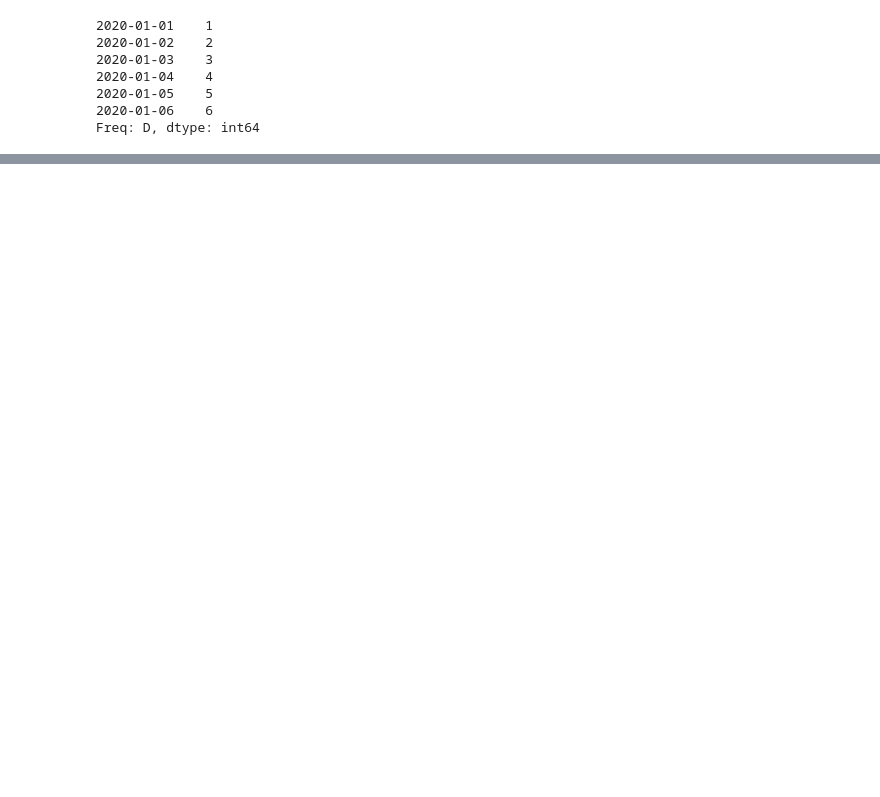
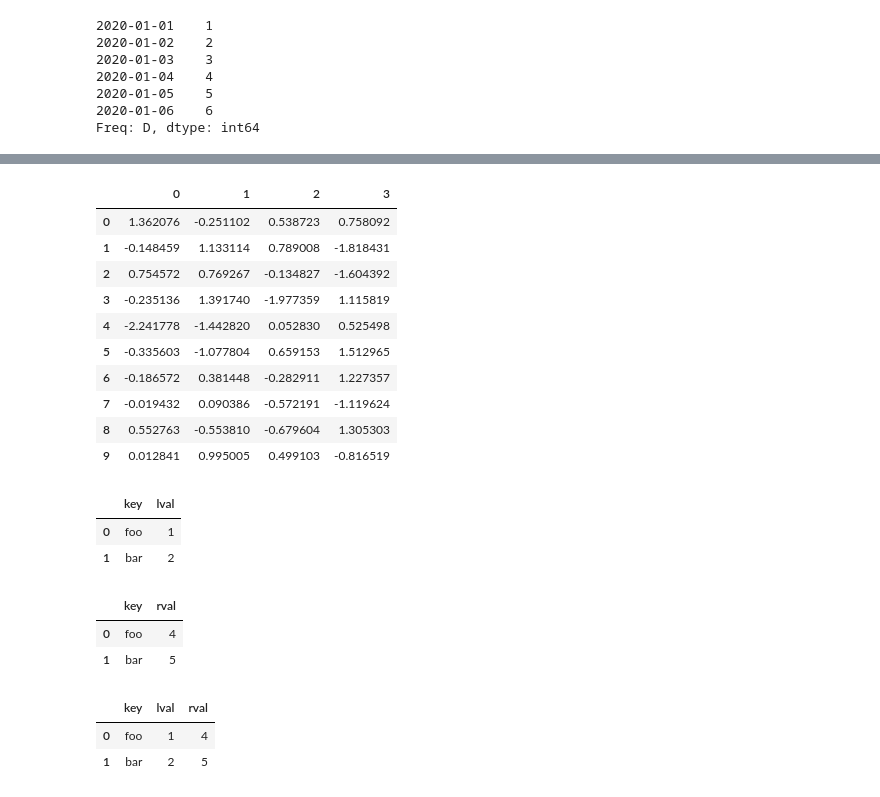
Before and after one commit to mattew8/Pandas_with_jupyter, a Jupyter notebook: pandas 기초.ipynb, the cells around one changed output, grey strips where cells are left out. Saved outputs shown, nothing was run; the diff lists cells and outputs as text; code cells hidden in the pictures; blank space fills up the shorter version.

Commit message:
[add] Operation (연산) /  Merge (병합)

```diff
--- a/pandas 기초.ipynb
+++ b/pandas 기초.ipynb
@@ -308,0 +493,35 @@ df
+# %%
+pieces = [df[:3], df[3:7], df[7:]]
+pd.concat(pieces)
+# %% [output]
+|  | 0 | 1 | 2 | 3 |
+| 0 | 1.362076 | -0.251102 | 0.538723 | 0.758092 |
+| 1 | -0.148459 | 1.133114 | 0.789008 | -1.818431 |
+| 2 | 0.754572 | 0.769267 | -0.134827 | -1.604392 |
+| 3 | -0.235136 | 1.391740 | -1.977359 | 1.115819 |
+| 4 | -2.241778 | -1.442820 | 0.052830 | 0.525498 |
+| 5 | -0.335603 | -1.077804 | 0.659153 | 1.512965 |
+| 6 | -0.186572 | 0.381448 | -0.282911 | 1.227357 |
+| 7 | -0.019432 | 0.090386 | -0.572191 | -1.119624 |
+| 8 | 0.552763 | -0.553810 | -0.679604 | 1.305303 |
+| 9 | 0.012841 | 0.995005 | 0.499103 | -0.816519 |
+# %%
+left = pd.DataFrame({'key':['foo','bar'], 'lval':[1,2]})
+right = pd.DataFrame({'key':['foo','bar'], 'rval':[4,5]})
+left
+# %% [output]
+|  | key | lval |
+| 0 | foo | 1 |
+| 1 | bar | 2 |
+# %%
+right
+# %% [output]
+|  | key | rval |
+| 0 | foo | 4 |
+| 1 | bar | 5 |
+# %%
+pd.merge(left, right, on='key')
+# %% [output]
+|  | key | lval | rval |
+| 0 | foo | 1 | 4 |
+| 1 | bar | 2 | 5 |
```
Also changed, not shown: parts of 42 cells of this notebook.
